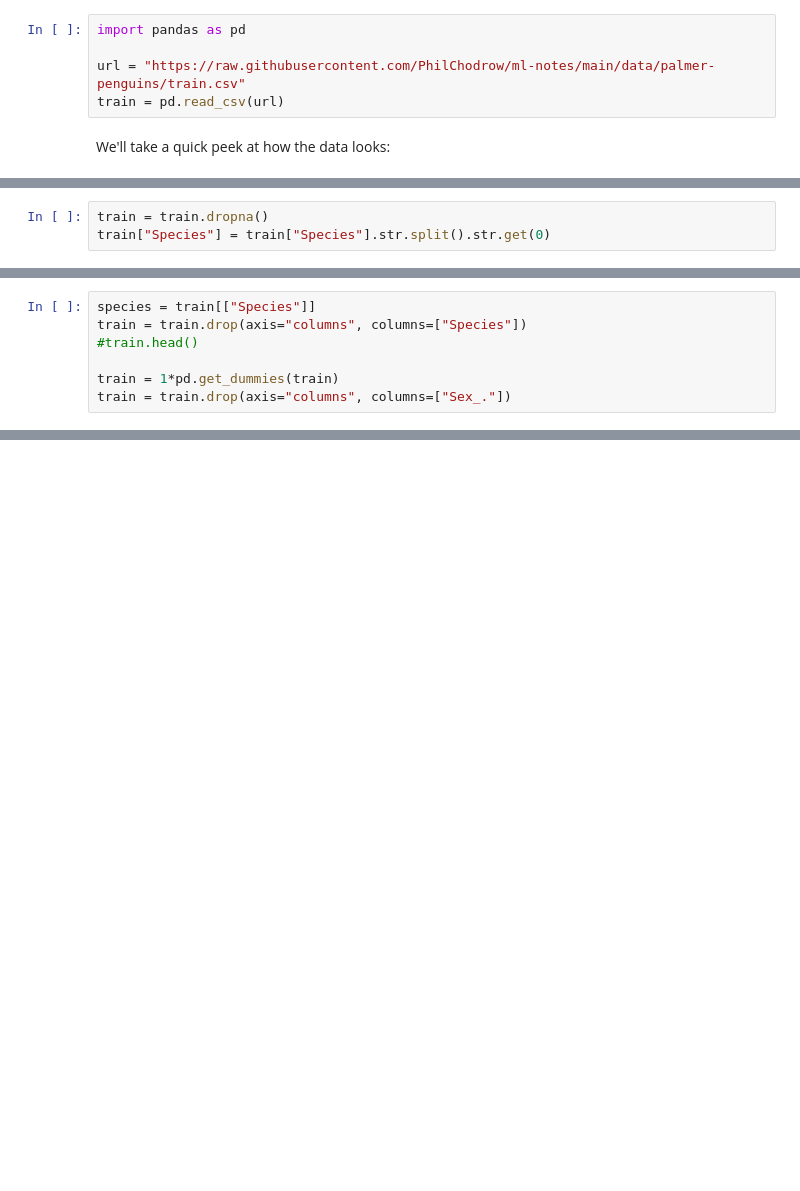
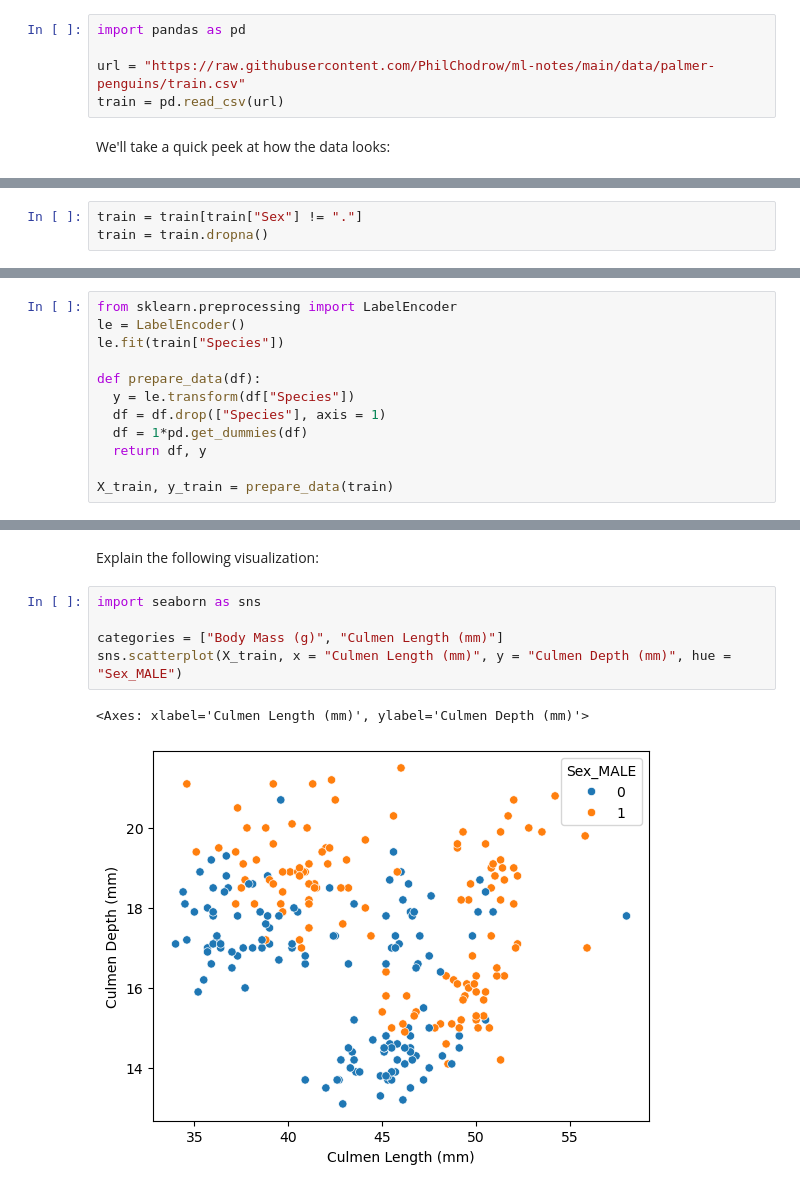
Before and after one commit to charliemoore00/charliemoore00.github.io, a Jupyter notebook: posts/penguins-blog-post/index.ipynb, the cells around one changed output, grey strips where cells are left out. Cells and saved outputs as stored; diff of their text form; blank space fills up the shorter version.

Commit message:
data prep done. 1 visualization and explanation done.

```diff
--- a/posts/penguins-blog-post/index.ipynb
+++ b/posts/penguins-blog-post/index.ipynb
@@ -64,3 +37,0 @@ First, we'll take out all N/A values and make the 'Species' column more readable
-# %%
-train = train.dropna()
-train["Species"] = train["Species"].str.split().str.get(0)
@@ -69,7 +37,0 @@ We'll make the categorical data into either "one-hot-encoded" data using 'pd.get
-# %%
-species = train[["Species"]]
-train = train.drop(axis="columns", columns=["Species"])
-#train.head()
-
-train = 1*pd.get_dummies(train)
-train = train.drop(axis="columns", columns=["Sex_."])
@@ -97,0 +40,3 @@ To explore the data, 2 displayed figures and 1 displayed summary table:
+# %%
+train = train[train["Sex"] != "."]
+train = train.dropna()
@@ -97,0 +45,12 @@ To explore the data, 2 displayed figures and 1 displayed summary table:
+# %%
+from sklearn.preprocessing import LabelEncoder
+le = LabelEncoder()
+le.fit(train["Species"])
+
+def prepare_data(df):
+  y = le.transform(df["Species"])
+  df = df.drop(["Species"], axis = 1)
+  df = 1*pd.get_dummies(df)
+  return df, y
+
+X_train, y_train = prepare_data(train)
@@ -97,0 +88,10 @@ To explore the data, 2 displayed figures and 1 displayed summary table:
+# %% [markdown]
+Explain the following visualization:
+# %%
+import seaborn as sns
+
+categories = ["Body Mass (g)", "Culmen Length (mm)"]
+sns.scatterplot(X_train, x = "Culmen Length (mm)", y = "Culmen Depth (mm)", hue = "Sex_MALE")
+# %% [output]
+<Axes: xlabel='Culmen Length (mm)', ylabel='Culmen Depth (mm)'>
+[figure, added]
```
Also changed, not shown: parts of 26 cells of this notebook, 4 other files.
